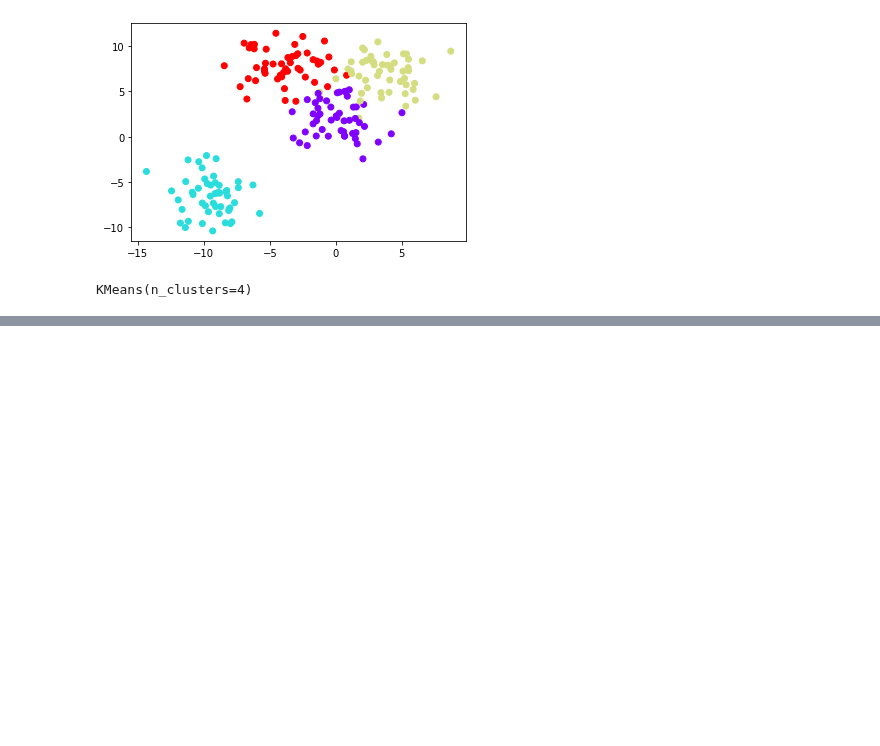
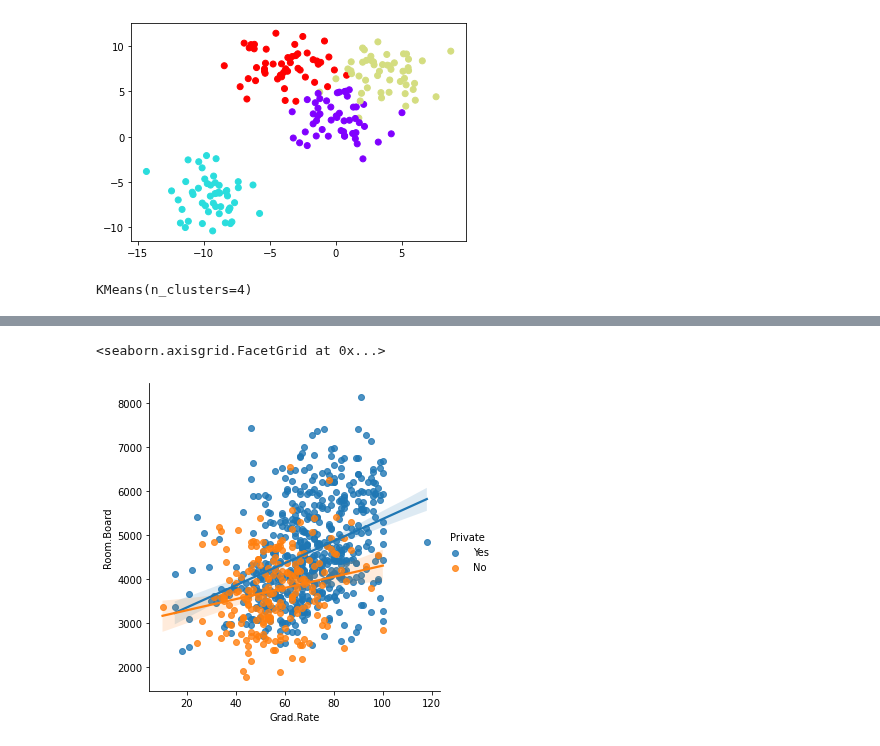
Before and after one commit to lovepreetmultani/python, a Jupyter notebook: K_Cluster.ipynb, the cells around one changed output, grey strips where cells are left out. Drawn from its saved outputs; the diff is of its cells as text; code cells hidden in the pictures; blank space fills up the shorter version.

```diff
--- a/K_Cluster.ipynb
+++ b/K_Cluster.ipynb
@@ -59,0 +65,2 @@ ax2.scatter(data[0][:,0], data[0][:,1], c = data[1], cmap='rainbow')
+# %%
+college = pd.read_csv('/content/drive/My Drive/Datasets/college_data.csv',sep=';', index_col=0)
@@ -59,0 +88,5 @@ ax2.scatter(data[0][:,0], data[0][:,1], c = data[1], cmap='rainbow')
+# %%
+sns.lmplot(x='Grad.Rate', y='Room.Board', hue='Private', data=college)
+# %% [output]
+<seaborn.axisgrid.FacetGrid at 0x...>
+[figure, added]
```
Also changed, not shown: parts of 11 cells of this notebook.
